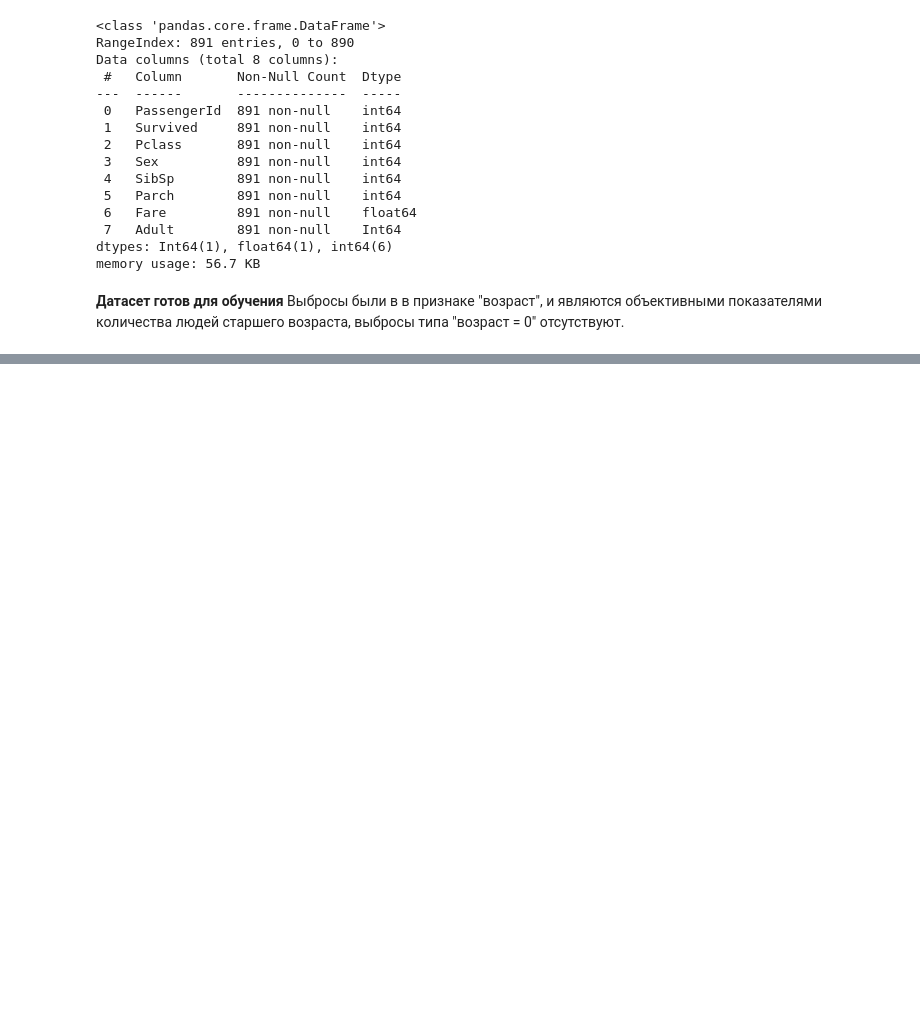
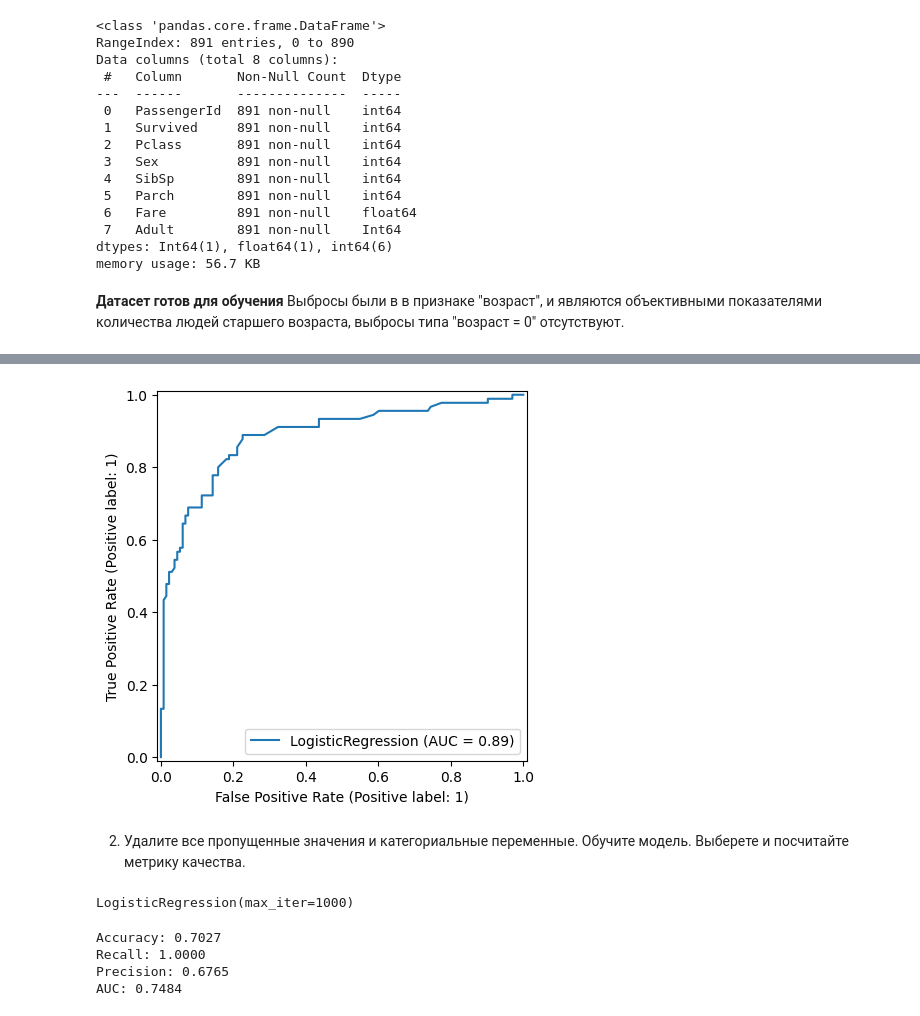
Before and after one commit to BirukovAlex/neto_Python, a Jupyter notebook: ДЗ_проблема_качества_данных.ipynb, the cells around one changed output, grey strips where cells are left out. Saved outputs shown, nothing was run; the diff lists cells and outputs as text; code cells hidden in the pictures; blank space fills up the shorter version.

```diff
--- a/ДЗ_проблема_качества_данных.ipynb
+++ b/ДЗ_проблема_качества_данных.ipynb
@@ -208,3 +229,50 @@ Error: 0.26235273653457714
+# %%
+# проверим библиотечной функцией
+from sklearn.metrics import RocCurveDisplay
+RocCurveDisplay.from_estimator(log_reg, X_test, y_test)
+plt.show()
+# %% [output]
+[figure, added]
+# %% [markdown]
+2. Удалите все пропущенные значения и категориальные переменные. Обучите модель. Выберете и посчитайте метрику качества.
+# %%
+# Загрузка данных
+data = pd.read_csv('train.csv')
+# Удаление пропущенных значений
+data = data.dropna()
+# Удаление категориальных переменных
+data = data.drop(['PassengerId', 'Name', 'Sex', 'Ticket', 'Cabin', 'Embarked'], axis=1)
+# Разделение на признаки и целевую переменную
+X = data.drop('Survived', axis=1)
+y = data['Survived']
+# Масштабирование числовых признаков
+scaler = StandardScaler()
+X_scaled = scaler.fit_transform(X)
+# Разделение на обучающую и тестовую выборки
+X_train, X_test, y_train, y_test = train_test_split(X_scaled, y, test_size=0.2, random_state=42)
+#Обучение модели
+model = LogisticRegression(max_iter=1000)
+model.fit(X_train, y_train)
+# %% [output]
+LogisticRegression(max_iter=1000)
+# %%
+# Предсказания на тестовых данных
+y_pred = model.predict(X_test)
+y_prob = model.predict_proba(X_test)[:, 1]  # Вероятности для AUC
+# Расчет метрик
+accuracy = accuracy_score(y_test, y_pred)
+recall = recall_score(y_test, y_pred)
+precision = precision_score(y_test, y_pred)
+auc = roc_auc_score(y_test, y_prob)
+print(f"Accuracy: {accuracy:.4f}")
+print(f"Recall: {recall:.4f}")
+print(f"Precision: {precision:.4f}")
+print(f"AUC: {auc:.4f}")
+# %% [output]
+Accuracy: 0.7027
+Recall: 1.0000
+Precision: 0.6765
+AUC: 0.7484
 # %% [markdown]
 # 11. Выводы
 **a) какие преобразования были сделаны и почему.**
```
Also changed, not shown: parts of 8 cells of this notebook.
